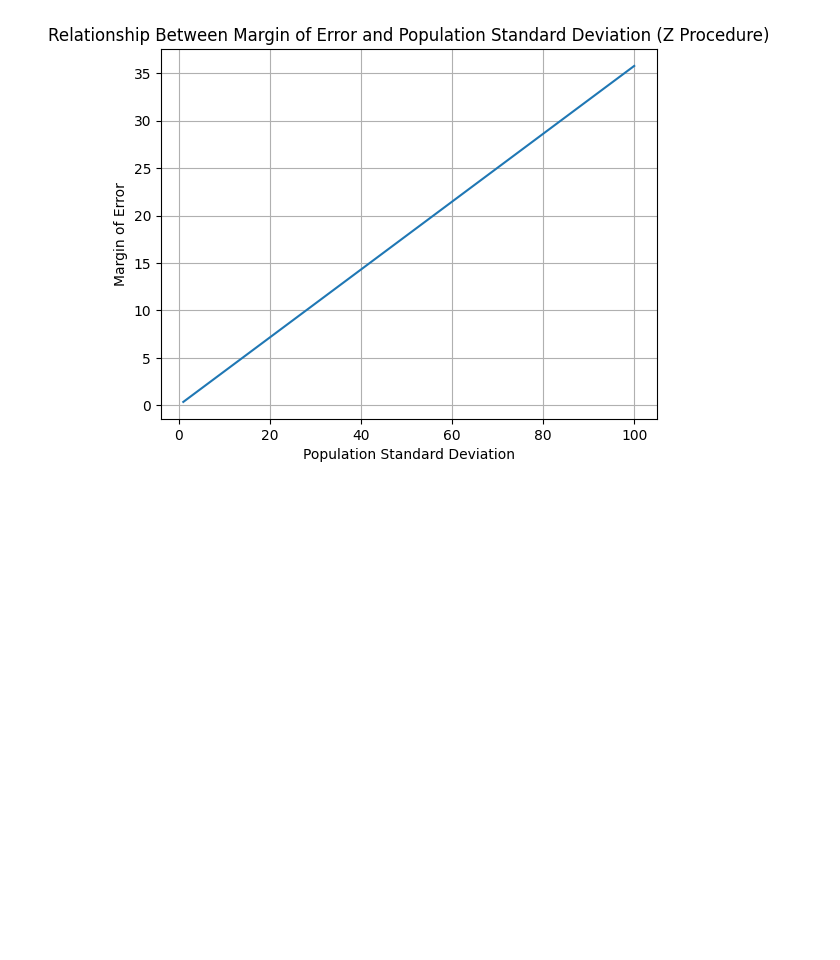
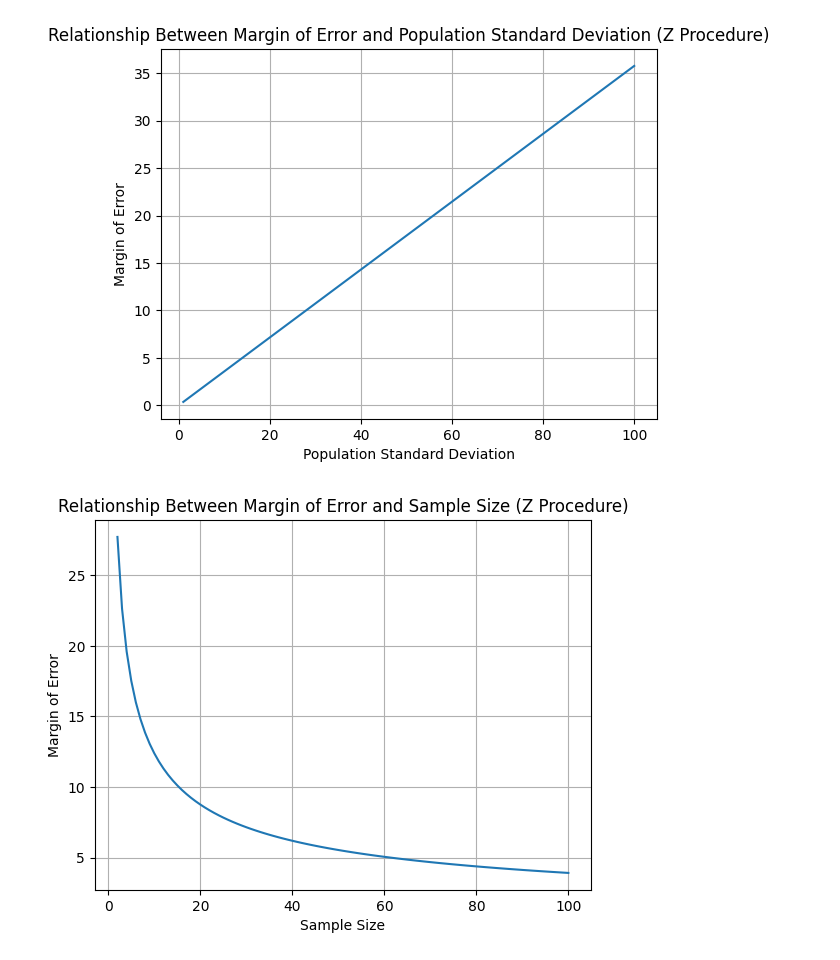
Before and after one commit to Saifullah785/Python_for_Data_Science, a Jupyter notebook: Statistics_for_Data_Science/Lecture_06_Confidence_Intervals.ipynb, the cells around one changed output. Saved outputs shown, nothing was run; the diff lists cells and outputs as text; code cells hidden in the pictures; blank space fills up the shorter version.

Commit message:
Created using Colab while practicing the code in the Lecture_06_Confidence_Intervals

```diff
--- a/Statistics_for_Data_Science/Lecture_06_Confidence_Intervals.ipynb
+++ b/Statistics_for_Data_Science/Lecture_06_Confidence_Intervals.ipynb
@@ -23,3 +23,25 @@ plt.grid(True)
 plt.show()
 # %% [output]
 [figure]
+# %%
+import numpy as np
+import scipy.stats as stats
+import matplotlib.pyplot as plt
+
+population_std_dev = 20
+confidence_level = 95
+
+critical_value = stats.norm.ppf((1 + confidence_level / 100) / 2)
+
+sample_sizes = np.arange(2, 101)
+
+margin_of_errors = critical_value * (population_std_dev / np.sqrt(sample_sizes))
+
+plt.plot(sample_sizes, margin_of_errors)
+plt.xlabel('Sample Size')
+plt.ylabel('Margin of Error')
+plt.title('Relationship Between Margin of Error and Sample Size (Z Procedure)')
+plt.grid(True)
+plt.show()
+# %% [output]
+[figure, added]
```
